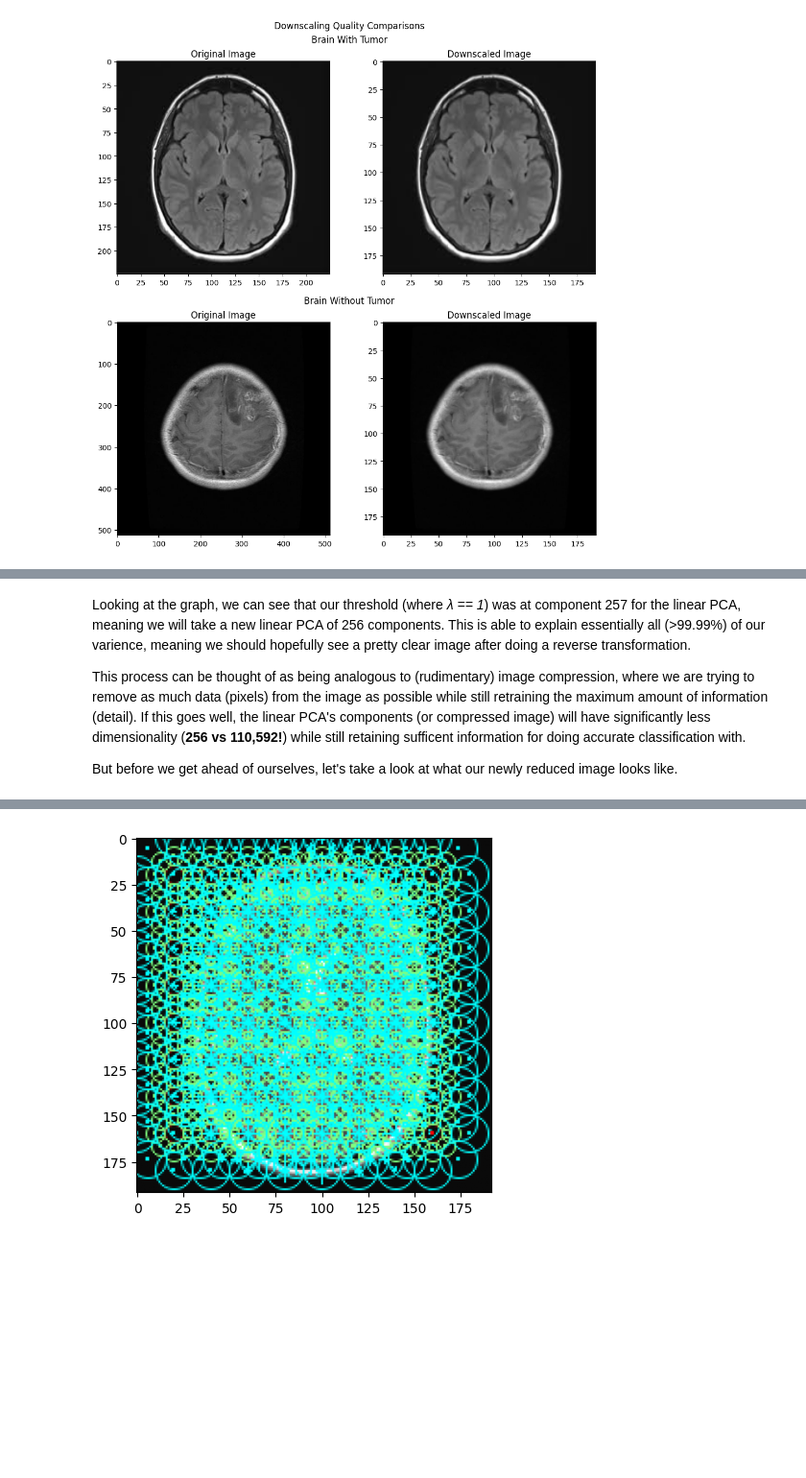
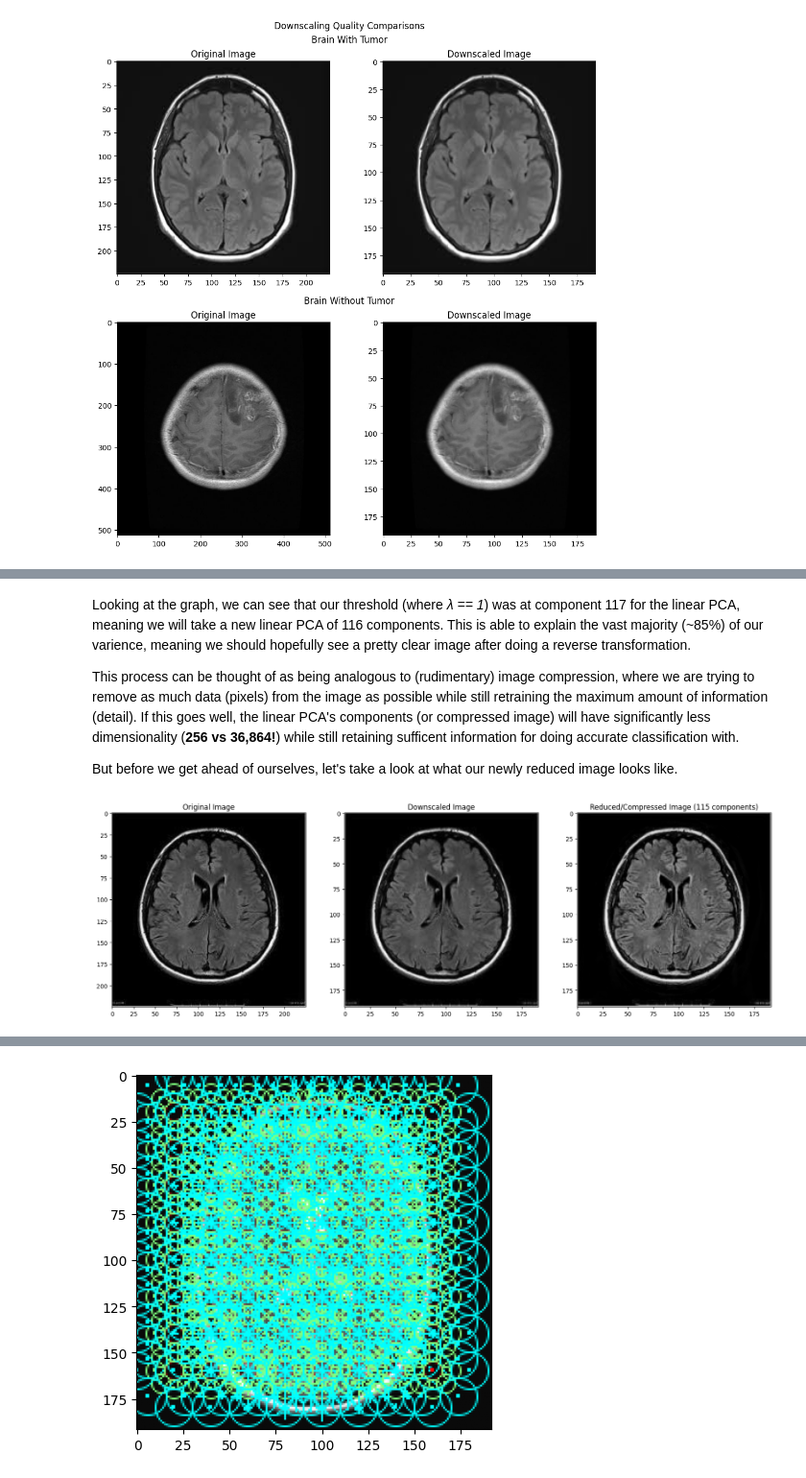
Before and after one commit to S-Bryce/ML-Lab-2, a Jupyter notebook: main.ipynb, the cells around one changed output, grey strips where cells are left out. Shown at 96% size. Cells and saved outputs as stored; diff of their text form; code cells hidden in the pictures; blank space fills up the shorter version.

```diff
--- a/main.ipynb
+++ b/main.ipynb
@@ -249,7 +244,26 @@ print("Amount of variance explained by " + str(num_components) + " components s.
 Amount of variance explained by 116 components s.t. λ_component > 1: 84.79999999999998%
 # %% [markdown]
-Looking at the graph, we can see that our threshold (where *λ == 1*) was at component 257 for the linear PCA, meaning we will take a new linear PCA of 256 components. This is able to explain essentially all (>99.99%) of our varience, meaning we should hopefully see a pretty clear image after doing a reverse transformation.
+Looking at the graph, we can see that our threshold (where *λ == 1*) was at component 117 for the linear PCA, meaning we will take a new linear PCA of 116 components. This is able to explain the vast majority (~85%) of our varience, meaning we should hopefully see a pretty clear image after doing a reverse transformation.
 
-This process can be thought of as being analogous to (rudimentary) image compression, where we are trying to remove as much data (pixels) from the image as possible while still retraining the maximum amount of information (detail). If this goes well, the linear PCA's components (or compressed image) will have significantly less dimensionality (<b>256 vs 110,592!</b>) while still retaining sufficent information for doing accurate classification with.
+This process can be thought of as being analogous to (rudimentary) image compression, where we are trying to remove as much data (pixels) from the image as possible while still retraining the maximum amount of information (detail). If this goes well, the linear PCA's components (or compressed image) will have significantly less dimensionality (<b>256 vs 36,864!</b>) while still retaining sufficent information for doing accurate classification with.
 
 But before we get ahead of ourselves, let's take a look at what our newly reduced image looks like.
+# %%
+# Pick a random image to compare
+# Divided by 4 compared to random_state to find a good template image
+random.seed(a=36864/4)
+image_num = random.randint(0, len(cancer_images))
+
+linear_imgs = linear_pca.inverse_transform(linear_pca_results)
+lin_components = num_components
+
+fig, ax = plt.subplots(1, 3, figsize=(20,10))
+ax[0].imshow(cancer_images[image_num], cmap='gray')
+ax[0].set_title("Original Image")
+ax[1].imshow(images[image_num].reshape(192, 192), cmap='gray')
+ax[1].set_title("Downscaled Image")
+ax[2].imshow(np.clip(linear_imgs[image_num].reshape(192,192), 0, 1), cmap="gray")
+ax[2].set_title("Reduced/Compressed Image (" + str(lin_components) + " components)")
+plt.show()
+# %% [output]
+[figure, added]
```
Also changed, not shown: parts of 20 cells of this notebook.
